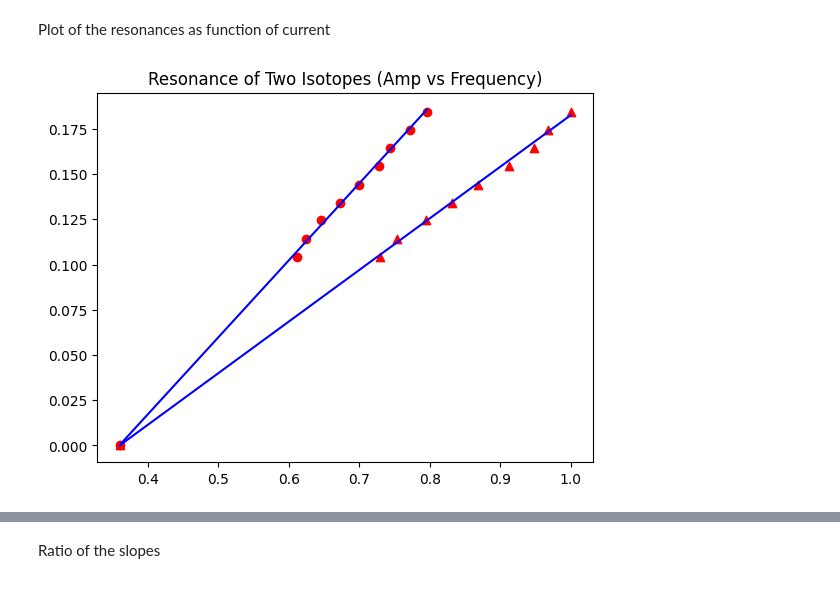
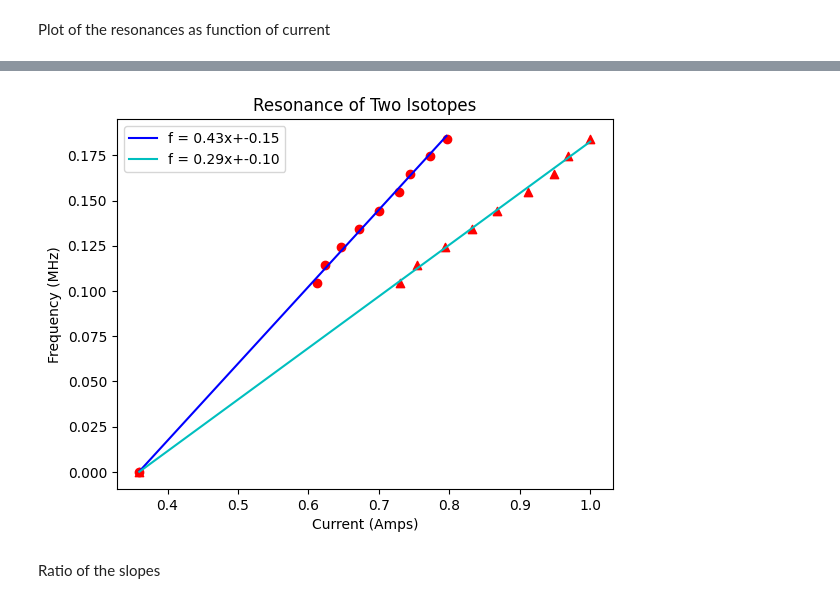
Before and after one commit to 001hazel/Phys-134, a Jupyter notebook: Optical_Pumping_Data_Analysis.ipynb, the cells around one changed output, grey strips where cells are left out. Drawn from its saved outputs; the diff is of its cells as text; code cells hidden in the pictures.

```diff
--- a/Optical_Pumping_Data_Analysis.ipynb
+++ b/Optical_Pumping_Data_Analysis.ipynb
@@ -40,15 +41,17 @@ model_1 = linear(voltage_1,*params_1)
 model_2 = linear(voltage_2,*params_2)
 # %% [markdown]
 Plot of the resonances as function of current
-# %%
-plt.figure()
-plt.plot(voltage_1,model_1,color='blue')
-plt.plot(voltage_2,model_2,color='blue')
-plt.scatter(voltage_1,frequency,marker='o',color='red')
-#plt.errorbar(voltage_1,frequency,xerr=error_1,fmt='o',color='red')
-plt.scatter(voltage_2,frequency,marker='^',color='red')
-#plt.errorbar(voltage_2,frequency,xerr=error_2,fmt='^',color='red')
-plt.title('Resonance of Two Isotopes (Amp vs Frequency)')
-plt.show()
-# %% [output]
-[figure, removed]
+# %%
+plt.figure()
+plt.scatter(voltage_1,frequency,marker='o',color='red')
+plt.scatter(voltage_2,frequency,marker='^',color='red')
+plt.plot(voltage_1,model_1,color='blue',label='f = {:.2f}x+{:.2f}'.format(params_1[0],params_1[1]))
+plt.plot(voltage_2,model_2,color='c',label='f = {:.2f}x+{:.2f}'.format(params_2[0],params_2[1]))
+plt.title('Resonance of Two Isotopes')
+plt.xlabel('Current (Amps)')
+plt.ylabel('Frequency (MHz)')
+plt.legend()
+plt.savefig('Low field resonance.png')
+files.download('Low field resonance.png')
+plt.show()
+# %% [output]
@@ -55,3 +60,4 @@ plt.show()
+[figure, added]
 # %% [markdown]
 Ratio of the slopes
 # %%
```
Also changed, not shown: parts of 20 cells of this notebook.
